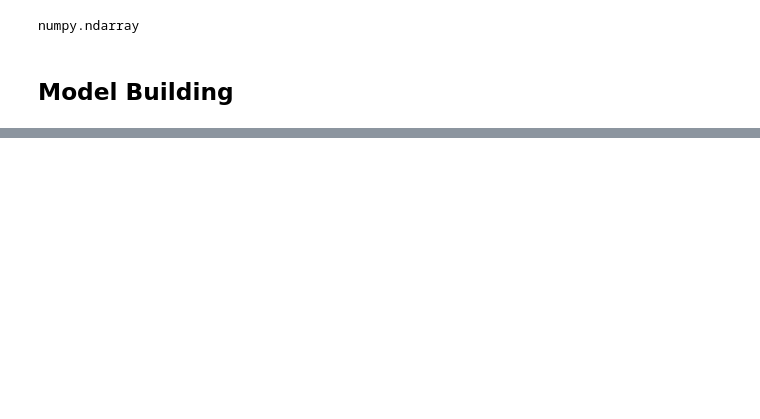
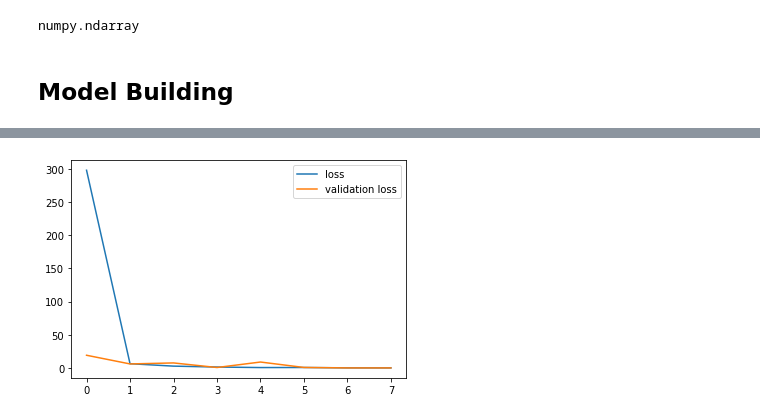
Before and after one commit to Azariagmt/pulmonary-disorder-detection-using-x-ray-images, a Jupyter notebook: notebooks/ResNet101V2.ipynb, the cells around one changed output, grey strips where cells are left out. Cells and saved outputs as stored; diff of their text form; code cells hidden in the pictures; blank space fills up the shorter version.

```diff
--- a/notebooks/ResNet101V2.ipynb
+++ b/notebooks/ResNet101V2.ipynb
@@ -102,0 +115,4 @@ history = model.fit(X_train, y_train,validation_data=(X_test, y_test), epochs=8,
+# %%
+loss_graph(history)
+# %% [output]
+[figure, added]
```
Also changed, not shown: parts of 14 cells of this notebook.
